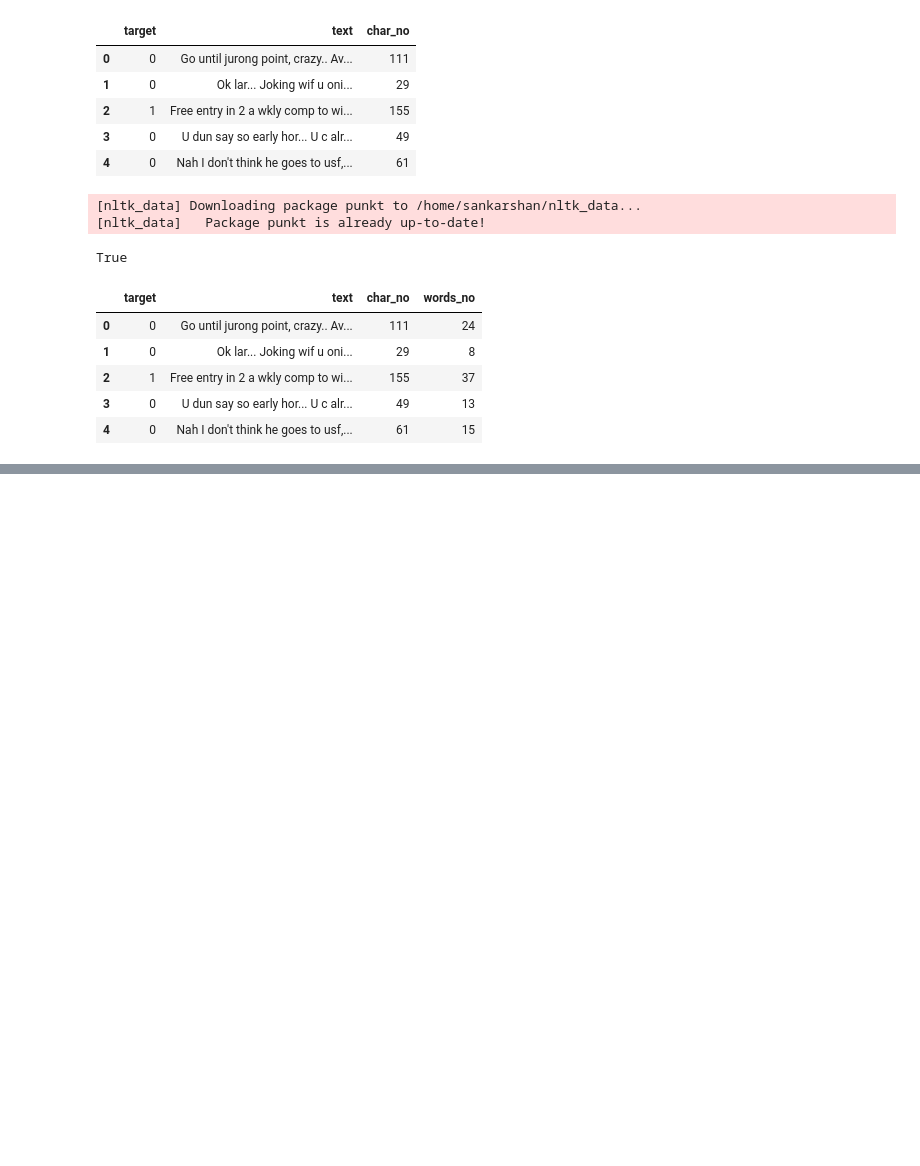
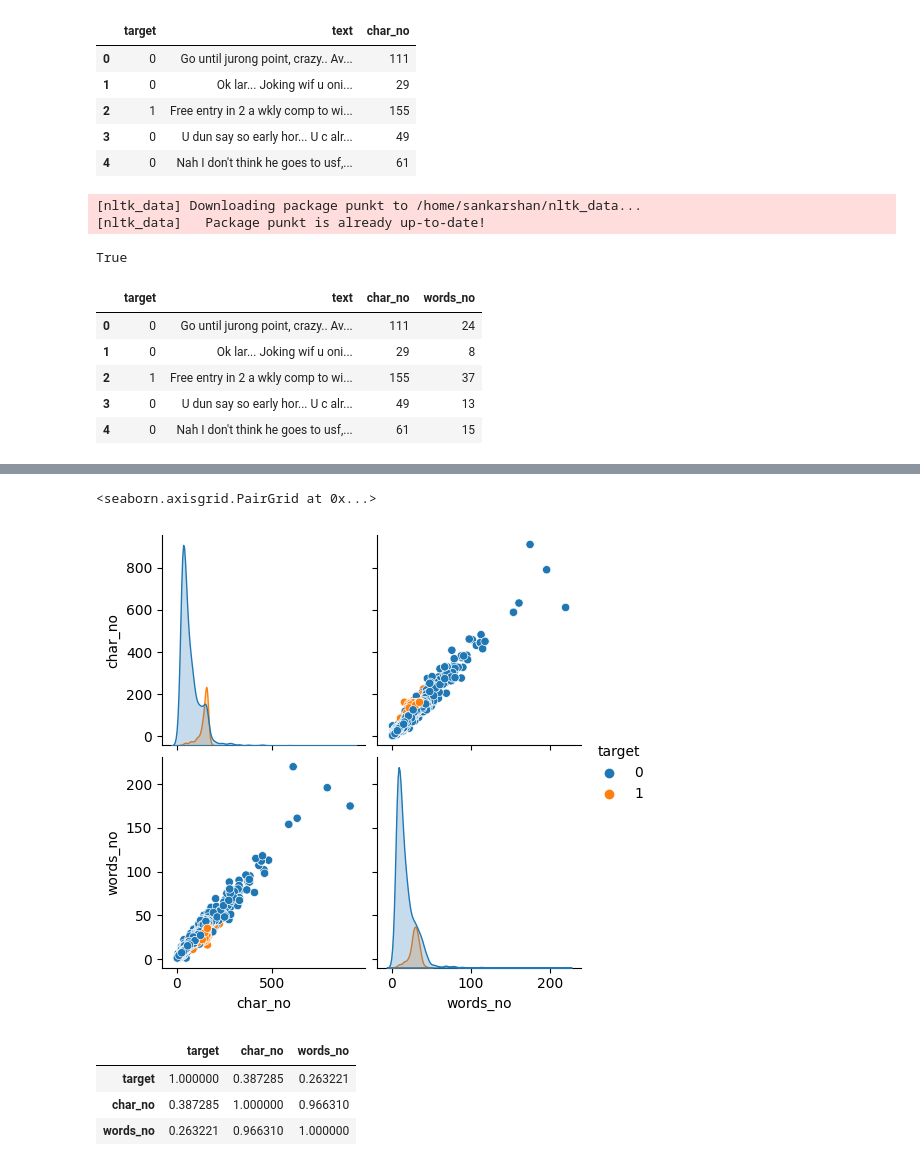
Before and after one commit to SankarshanKar/SEM6, a Jupyter notebook: NLP/NLP_MAR21/NLP_March_21.ipynb, the cells around one changed output, grey strips where cells are left out. Saved outputs shown, nothing was run; the diff lists cells and outputs as text; code cells hidden in the pictures; blank space fills up the shorter version.

```diff
--- a/NLP/NLP_MAR21/NLP_March_21.ipynb
+++ b/NLP/NLP_MAR21/NLP_March_21.ipynb
@@ -157,0 +165,13 @@ df.head()
+# %%
+#pairplot
+sns.pairplot(df, hue='target')
+# %% [output]
+<seaborn.axisgrid.PairGrid at 0x...>
+[figure, added]
+# %%
+df.corr()
+# %% [output]
+|  | target | char_no | words_no |
+| target | 1.000000 | 0.387285 | 0.263221 |
+| char_no | 0.387285 | 1.000000 | 0.966310 |
+| words_no | 0.263221 | 0.966310 | 1.000000 |
```
Also changed, not shown: parts of 9 cells of this notebook.
